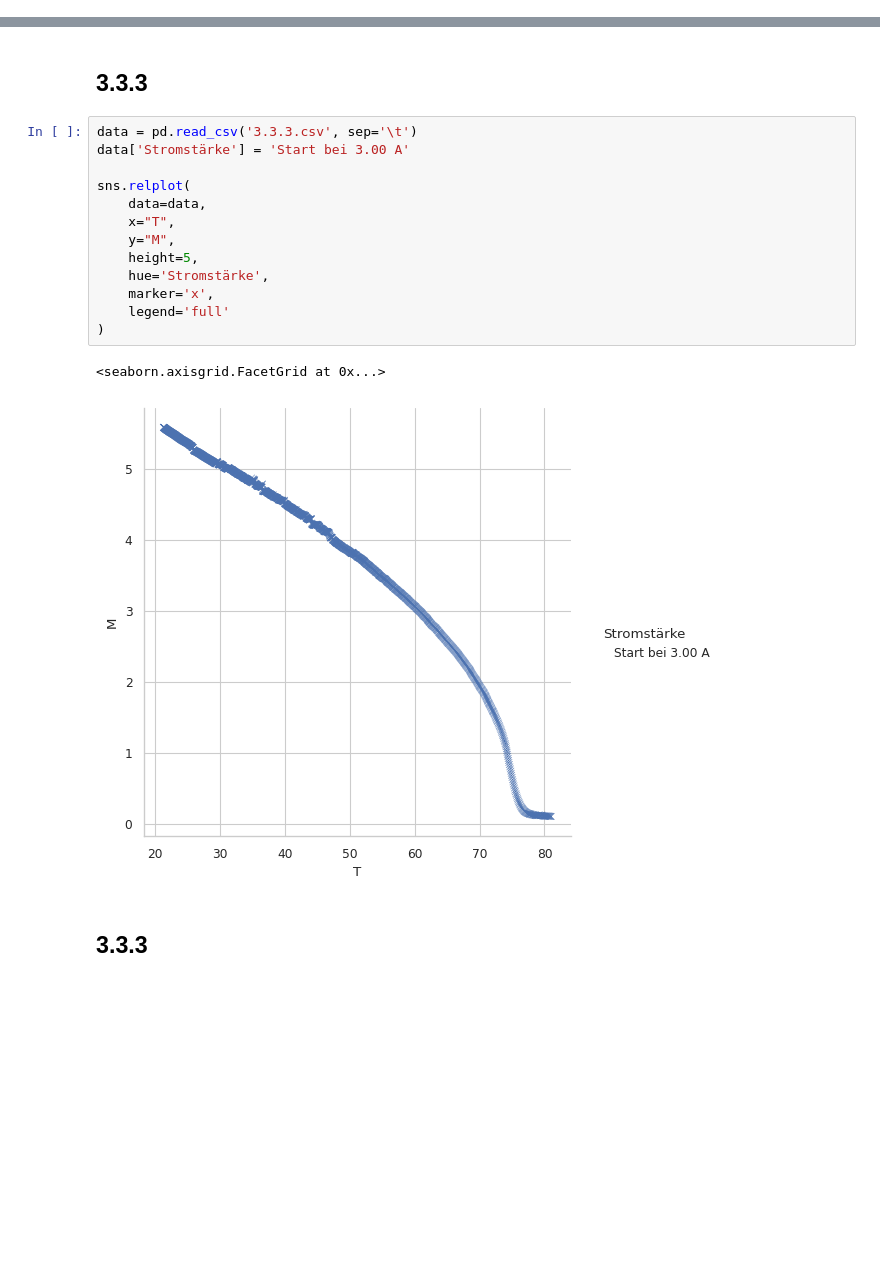
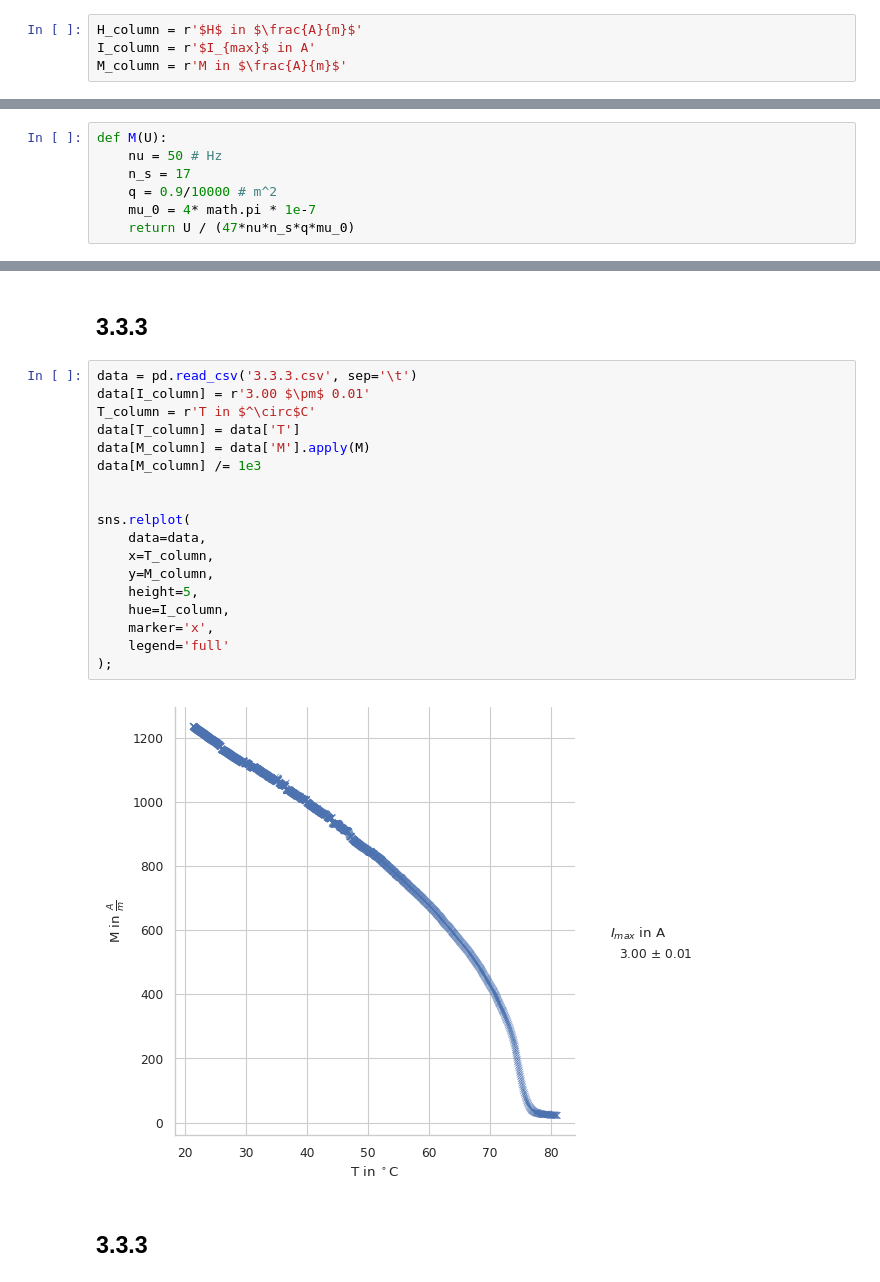
Before and after one commit to ofilla/physik-praktikum-b, a Jupyter notebook: B2.4/data/Auswertung.ipynb, the cells around one changed output, grey strips where cells are left out. Cells and saved outputs as stored; diff of their text form; blank space fills up the shorter version.

```diff
--- a/B2.4/data/Auswertung.ipynb
+++ b/B2.4/data/Auswertung.ipynb
@@ -15 +11,5 @@ def read_csv(filename):
+# %%
+H_column = r'$H$ in $\frac{A}{m}$'
+I_column = r'$I_{max}$ in A'
+M_column = r'M in $\frac{A}{m}$'
 # %%
@@ -42 +48,8 @@ d = pd.read_csv("3.3.1.d.csv", sep='\t')
+# %%
+def M(U):
+    nu = 50 # Hz
+    n_s = 17
+    q = 0.9/10000 # m^2
+    mu_0 = 4* math.pi * 1e-7
+    return U / (47*nu*n_s*q*mu_0)
 # %%
@@ -104,20 +145,24 @@ plot(pd.concat([a, b]))
 ## 3.3.3
 # %%
 data = pd.read_csv('3.3.3.csv', sep='\t')
-data['Stromstärke'] = 'Start bei 3.00 A'
+data[I_column] = r'3.00 $\pm$ 0.01'
+T_column = r'T in $^\circ$C'
+data[T_column] = data['T']
+data[M_column] = data['M'].apply(M)
+data[M_column] /= 1e3
+
 
 sns.relplot(
     data=data,
-    x="T",
-    y="M",
+    x=T_column,
+    y=M_column,
     height=5,
-    hue='Stromstärke',
+    hue=I_column,
     marker='x',
     legend='full'
-)
+);
 # %% [output]
-<seaborn.axisgrid.FacetGrid at 0x...>
-[figure, old version]
+[figure, new version]
 # %% [markdown]
 ## 3.3.3
 # %% [markdown]
```
Also changed, not shown: parts of 27 cells of this notebook, 2 other files.
